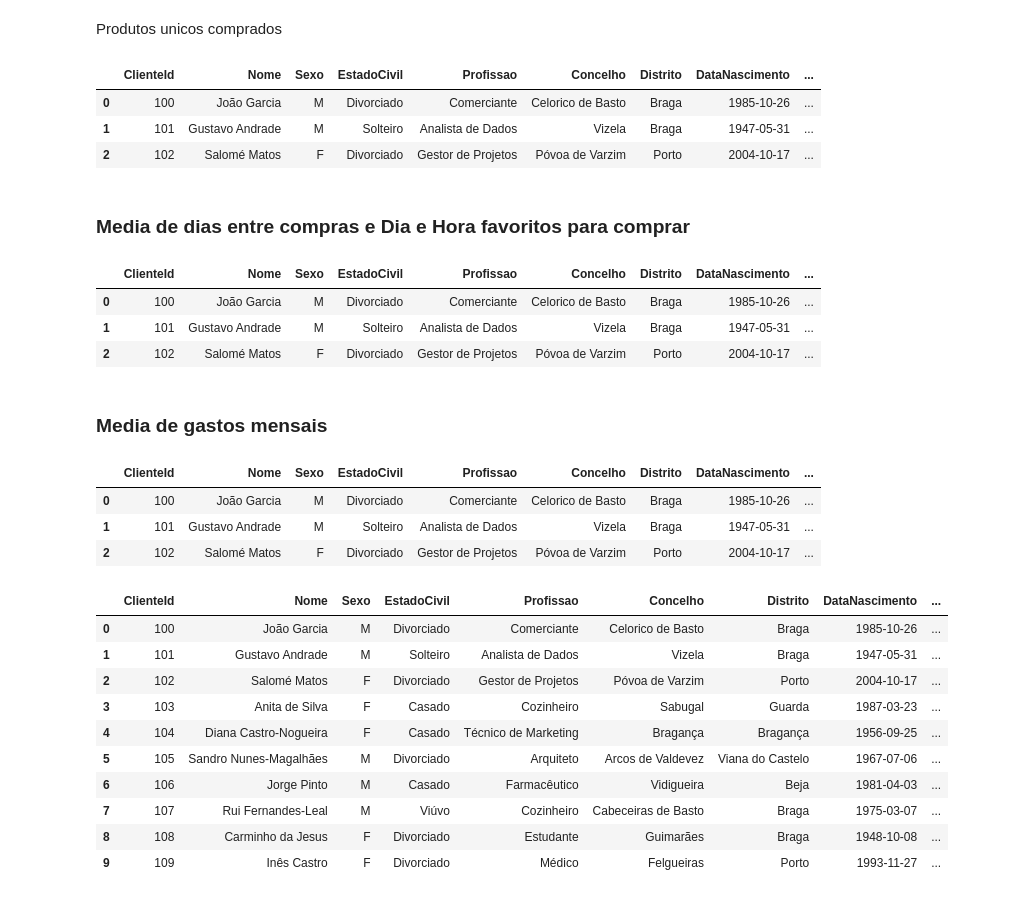
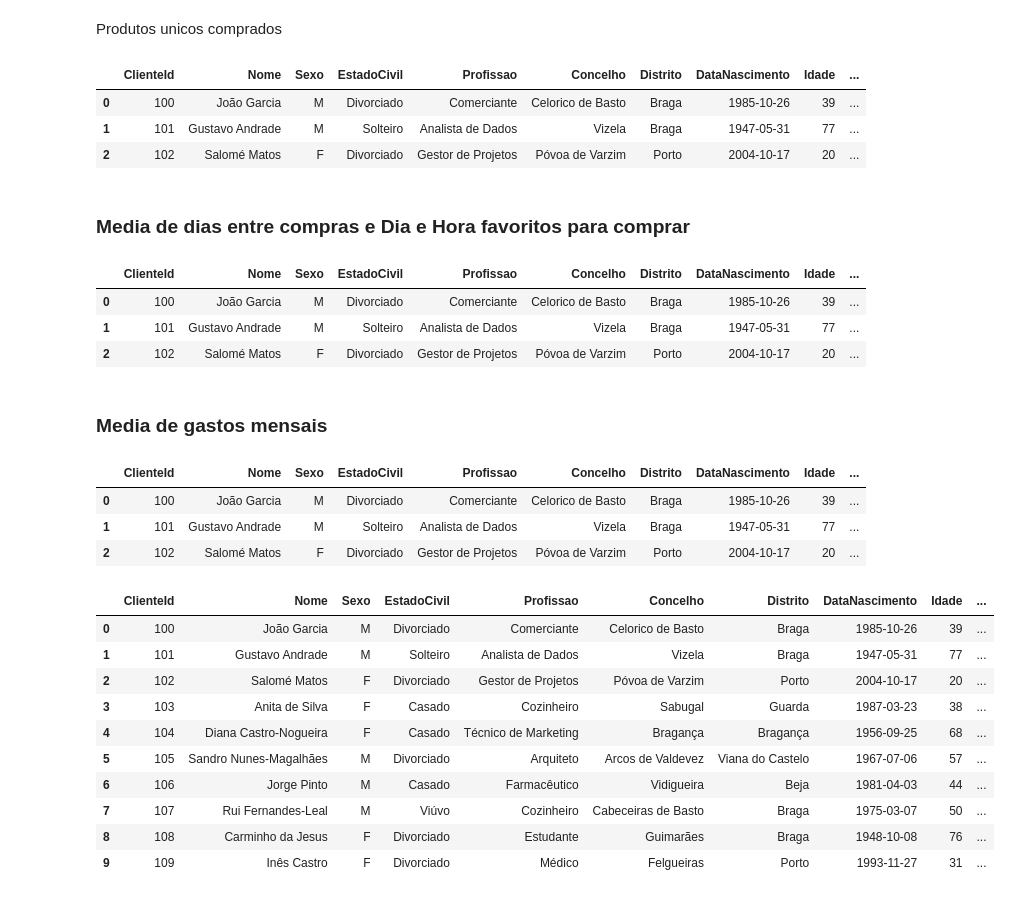
Before and after one commit to Vasco-Faria/DW-TP, a Jupyter notebook: customer_segmentation.ipynb, the cells around one changed output. Drawn from its saved outputs; the diff is of its cells as text; code cells hidden in the pictures.

```diff
--- a/customer_segmentation.ipynb
+++ b/customer_segmentation.ipynb
@@ -229,0 +232,7 @@ df_vendas.head(3)
+# %%
+df_clientes['DataNascimento'] = pd.to_datetime(df_clientes['DataNascimento'])
+
+today = pd.Timestamp.today()
+df_clientes['Idade'] = df_clientes['DataNascimento'].apply(lambda x: today.year - x.year - ((today.month, today.day) < (x.month, x.day)))
+
+df_clientes.head(3)
@@ -280,10 +294,10 @@ df_clientes = pd.merge(df_clientes, unique_products_purchased, on='ClienteId')
 
 df_clientes.head(3)
 # %% [output]
-|  | ClienteId | Nome | Sexo | EstadoCivil | Profissao | Concelho | Distrito | DataNascimento | ... |
-| 0 | 100 | João Garcia | M | Divorciado | Comerciante | Celorico de Basto | Braga | 1985-10-26 | ... |
-| 1 | 101 | Gustavo Andrade | M | Solteiro | Analista de Dados | Vizela | Braga | 1947-05-31 | ... |
-| 2 | 102 | Salomé Matos | F | Divorciado | Gestor de Projetos | Póvoa de Varzim | Porto | 2004-10-17 | ... |
+|  | ClienteId | Nome | Sexo | EstadoCivil | Profissao | Concelho | Distrito | DataNascimento | Idade | ... |
+| 0 | 100 | João Garcia | M | Divorciado | Comerciante | Celorico de Basto | Braga | 1985-10-26 | 39 | ... |
+| 1 | 101 | Gustavo Andrade | M | Solteiro | Analista de Dados | Vizela | Braga | 1947-05-31 | 77 | ... |
+| 2 | 102 | Salomé Matos | F | Divorciado | Gestor de Projetos | Póvoa de Varzim | Porto | 2004-10-17 | 20 | ... |
 # %% [markdown]
 ### Media de dias entre compras e Dia e Hora favoritos para comprar
 # %%
@@ -315,10 +329,10 @@ customer_data['Favorite_Shopping_Day'] = customer_data['Day_Of_Week'].map(day_ma
 
 customer_data.head(3)
 # %% [output]
-|  | ClienteId | Nome | Sexo | EstadoCivil | Profissao | Concelho | Distrito | DataNascimento | ... |
-| 0 | 100 | João Garcia | M | Divorciado | Comerciante | Celorico de Basto | Braga | 1985-10-26 | ... |
-| 1 | 101 | Gustavo Andrade | M | Solteiro | Analista de Dados | Vizela | Braga | 1947-05-31 | ... |
-| 2 | 102 | Salomé Matos | F | Divorciado | Gestor de Projetos | Póvoa de Varzim | Porto | 2004-10-17 | ... |
+|  | ClienteId | Nome | Sexo | EstadoCivil | Profissao | Concelho | Distrito | DataNascimento | Idade | ... |
+| 0 | 100 | João Garcia | M | Divorciado | Comerciante | Celorico de Basto | Braga | 1985-10-26 | 39 | ... |
+| 1 | 101 | Gustavo Andrade | M | Solteiro | Analista de Dados | Vizela | Braga | 1947-05-31 | 77 | ... |
+| 2 | 102 | Salomé Matos | F | Divorciado | Gestor de Projetos | Póvoa de Varzim | Porto | 2004-10-17 | 20 | ... |
 # %% [markdown]
 ### Media de gastos mensais
 # %%
@@ -356,26 +370,26 @@ customer_data = pd.merge(customer_data, spending_trends, on='ClienteId', how='le
 
 customer_data.head(3)
 # %% [output]
-|  | ClienteId | Nome | Sexo | EstadoCivil | Profissao | Concelho | Distrito | DataNascimento | ... |
-| 0 | 100 | João Garcia | M | Divorciado | Comerciante | Celorico de Basto | Braga | 1985-10-26 | ... |
-| 1 | 101 | Gustavo Andrade | M | Solteiro | Analista de Dados | Vizela | Braga | 1947-05-31 | ... |
-| 2 | 102 | Salomé Matos | F | Divorciado | Gestor de Projetos | Póvoa de Varzim | Porto | 2004-10-17 | ... |
+|  | ClienteId | Nome | Sexo | EstadoCivil | Profissao | Concelho | Distrito | DataNascimento | Idade | ... |
+| 0 | 100 | João Garcia | M | Divorciado | Comerciante | Celorico de Basto | Braga | 1985-10-26 | 39 | ... |
+| 1 | 101 | Gustavo Andrade | M | Solteiro | Analista de Dados | Vizela | Braga | 1947-05-31 | 77 | ... |
+| 2 | 102 | Salomé Matos | F | Divorciado | Gestor de Projetos | Póvoa de Varzim | Porto | 2004-10-17 | 20 | ... |
 # %%
-df_clientes['ClienteId'] = df_clientes['ClienteId'].astype(str)
+customer_data['ClienteId'] = customer_data['ClienteId'].astype(str)
 
-df_clientes = df_clientes.convert_dtypes()
+customer_data = customer_data.convert_dtypes()
 
-df_clientes.head(10)
+customer_data.head(10)
 # %% [output]
-|  | ClienteId | Nome | Sexo | EstadoCivil | Profissao | Concelho | Distrito | DataNascimento | ... |
-| 0 | 100 | João Garcia | M | Divorciado | Comerciante | Celorico de Basto | Braga | 1985-10-26 | ... |
-| 1 | 101 | Gustavo Andrade | M | Solteiro | Analista de Dados | Vizela | Braga | 1947-05-31 | ... |
-| 2 | 102 | Salomé Matos | F | Divorciado | Gestor de Projetos | Póvoa de Varzim | Porto | 2004-10-17 | ... |
-| 3 | 103 | Anita de Silva | F | Casado | Cozinheiro | Sabugal | Guarda | 1987-03-23 | ... |
-| 4 | 104 | Diana Castro-Nogueira | F | Casado | Técnico de Marketing | Bragança | Bragança | 1956-09-25 | ... |
-| 5 | 105 | Sandro Nunes-Magalhães | M | Divorciado | Arquiteto | Arcos de Valdevez | Viana do Castelo | 1967-07-06 | ... |
-| 6 | 106 | Jorge Pinto | M | Casado | Farmacêutico | Vidigueira | Beja | 1981-04-03 | ... |
-| 7 | 107 | Rui Fernandes-Leal | M | Viúvo | Cozinheiro | Cabeceiras de Basto | Braga | 1975-03-07 | ... |
-| 8 | 108 | Carminho da Jesus | F | Divorciado | Estudante | Guimarães | Braga | 1948-10-08 | ... |
-| 9 | 109 | Inês Castro | F | Divorciado | Médico | Felgueiras | Porto | 1993-11-27 | ... |
+|  | ClienteId | Nome | Sexo | EstadoCivil | Profissao | Concelho | Distrito | DataNascimento | Idade | ... |
+| 0 | 100 | João Garcia | M | Divorciado | Comerciante | Celorico de Basto | Braga | 1985-10-26 | 39 | ... |
+| 1 | 101 | Gustavo Andrade | M | Solteiro | Analista de Dados | Vizela | Braga | 1947-05-31 | 77 | ... |
+| 2 | 102 | Salomé Matos | F | Divorciado | Gestor de Projetos | Póvoa de Varzim | Porto | 2004-10-17 | 20 | ... |
+| 3 | 103 | Anita de Silva | F | Casado | Cozinheiro | Sabugal | Guarda | 1987-03-23 | 38 | ... |
+| 4 | 104 | Diana Castro-Nogueira | F | Casado | Técnico de Marketing | Bragança | Bragança | 1956-09-25 | 68 | ... |
+| 5 | 105 | Sandro Nunes-Magalhães | M | Divorciado | Arquiteto | Arcos de Valdevez | Viana do Castelo | 1967-07-06 | 57 | ... |
+| 6 | 106 | Jorge Pinto | M | Casado | Farmacêutico | Vidigueira | Beja | 1981-04-03 | 44 | ... |
+| 7 | 107 | Rui Fernandes-Leal | M | Viúvo | Cozinheiro | Cabeceiras de Basto | Braga | 1975-03-07 | 50 | ... |
+| 8 | 108 | Carminho da Jesus | F | Divorciado | Estudante | Guimarães | Braga | 1948-10-08 | 76 | ... |
+| 9 | 109 | Inês Castro | F | Divorciado | Médico | Felgueiras | Porto | 1993-11-27 | 31 | ... |
 # %%
```
Also changed, not shown: parts of 36 cells of this notebook.
